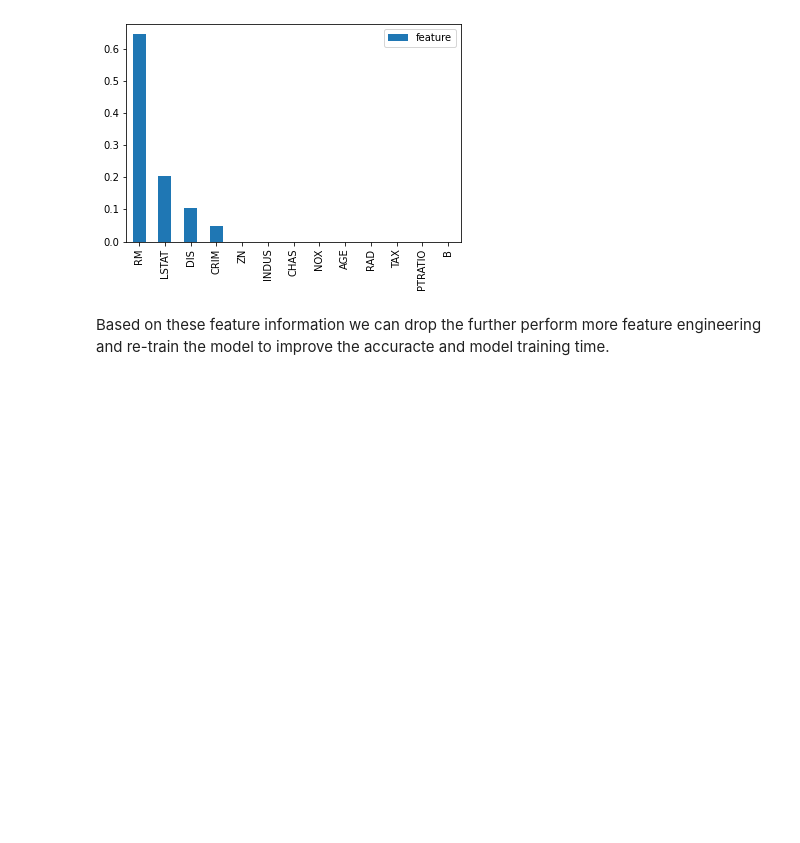
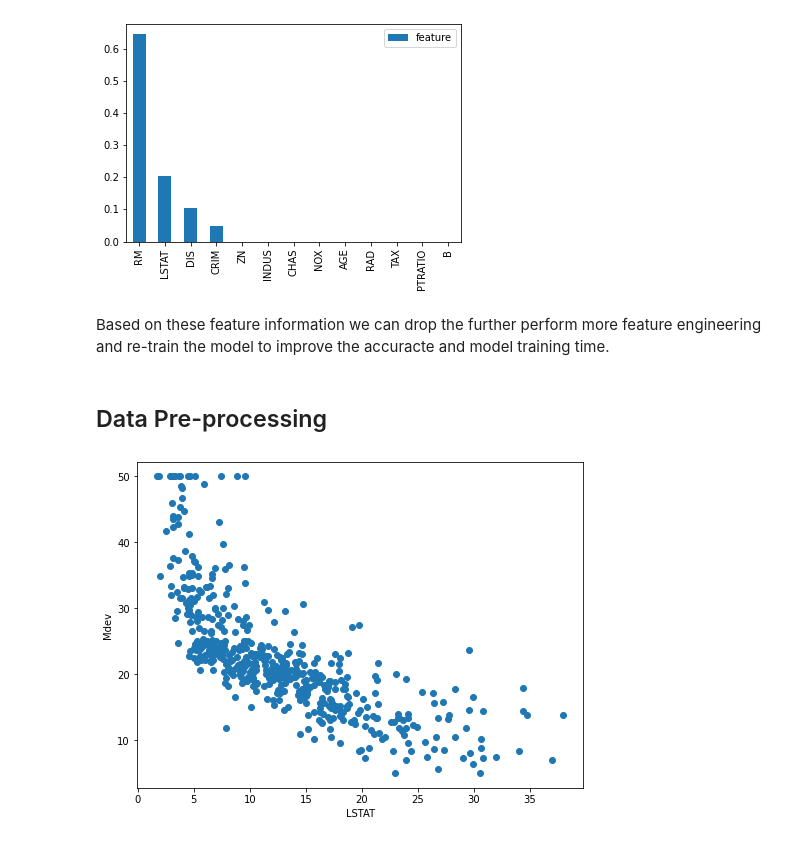
Before and after one commit to nirajramshrestha/MachineLearning, a Jupyter notebook: Boston House Price Prediction/Boston Housing Feature Importance .ipynb, the cells around one changed output. Saved outputs shown, nothing was run; the diff lists cells and outputs as text; code cells hidden in the pictures; blank space fills up the shorter version.

```diff
--- a/Boston House Price Prediction/Boston Housing Feature Importance .ipynb
+++ b/Boston House Price Prediction/Boston Housing Feature Importance .ipynb
@@ -124,3 +124,18 @@ result.sort_values(by='feature', ascending=False).plot(kind='bar');
 [figure]
 # %% [markdown]
 Based on these feature information we can drop the further perform more feature engineering and re-train the model to improve the accuracte and model training time.
+# %% [markdown]
+## Data Pre-processing
+# %%
+X = df[['LSTAT']].values
+y = boston_data.target
+
+def scatterPlot(X,y):
+    plt.figure(figsize=(8,6))
+    plt.scatter(X,y);
+    plt.ylabel('Mdev');
+    plt.xlabel('LSTAT')
+
+scatterPlot(X,y)
+# %% [output]
+[figure, added]
```
Also changed, not shown: parts of 8 cells of this notebook.
